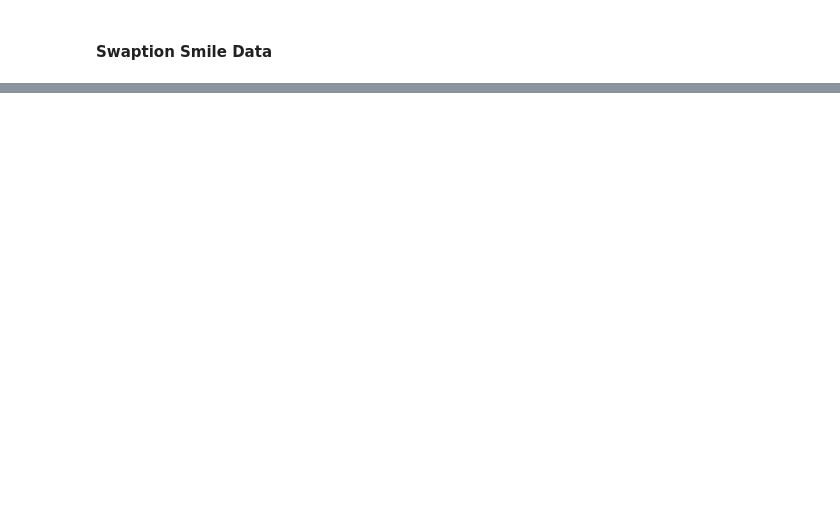
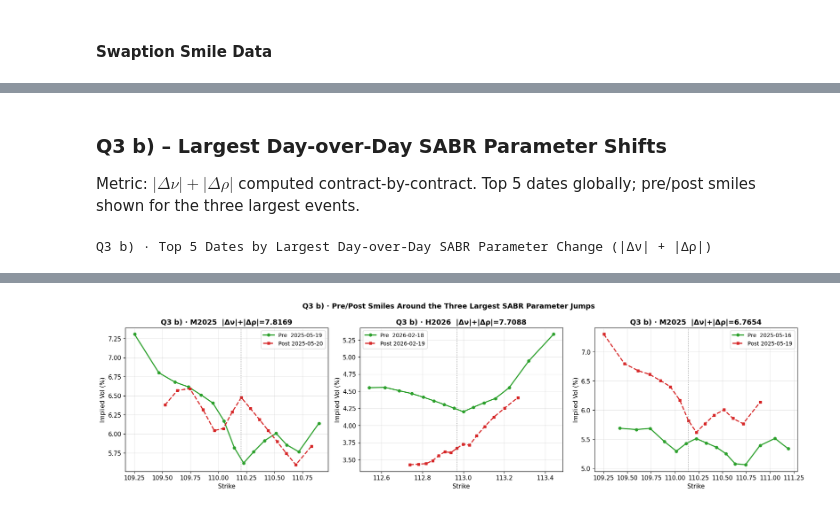
Before and after one commit to DipeshGhimire/FinMath-FixedIncome, a Jupyter notebook: FixedIncomeDerivatives_P/main.ipynb, the cells around one changed output, grey strips where cells are left out. Cells and saved outputs as stored; diff of their text form; code cells hidden in the pictures; blank space fills up the shorter version.

```diff
--- a/FixedIncomeDerivatives_P/main.ipynb
+++ b/FixedIncomeDerivatives_P/main.ipynb
@@ -1709,0 +1221,66 @@ Q5b · SABR Hedge Ratio Correction vs. Black Delta: Volatile vs. Calm Regime
+# %% [markdown]
+### Q3 b) – Largest Day-over-Day SABR Parameter Shifts
+
+Metric: $|Δ\nu| + |Δ\rho|$ computed contract-by-contract.
+Top 5 dates globally; pre/post smiles shown for the three largest events.
+# %%
+sabr_all = sabr_all.sort_values(["contract", "date"]).copy()
+sabr_all["d_nu"]        = sabr_all.groupby("contract")["nu"].diff()
+sabr_all["d_rho"]       = sabr_all.groupby("contract")["rho"].diff()
+sabr_all["change_score"] = sabr_all["d_nu"].abs() + sabr_all["d_rho"].abs()
+
+top5 = (sabr_all.dropna(subset=["change_score"])
+        .nlargest(5, "change_score")
+        [["date", "contract", "sigma_atm", "alpha", "rho", "nu",
+          "d_nu", "d_rho", "change_score", "rmse"]]
+        .reset_index(drop=True))
+
+display(
+    top5.assign(sigma_atm_pct=lambda d: d["sigma_atm"] * 100,
+                rmse_bp=lambda d: d["rmse"] * 10_000)
+    .drop(columns=["sigma_atm", "rmse"])
+    .style.set_caption(
+        "Q3 b) · Top 5 Dates by Largest Day-over-Day SABR Parameter Change (|Δν| + |Δρ|)"
+    )
+)
+
+# Pre/post smile plots for top 3 events
+CONTRACT_DF = {
+    "M2025": ty_option_surfaces_M2025,
+    "H2026": ty_option_surfaces_H2026,
+    "M2026": ty_option_surfaces_M2026,
+}
+
+fig, axes = plt.subplots(1, 3, figsize=(18, 5))
+for idx, (_, ev) in enumerate(top5.head(3).iterrows()):
+    contract = ev["contract"]
+    dt       = ev["date"]
+    df_c     = CONTRACT_DF[contract].sort_values("date").reset_index(drop=True)
+    pos      = df_c.index[df_c["date"] == dt].tolist()
+    ax       = axes[idx]
+    if not pos or pos[0] == 0:
+        ax.text(0.5, 0.5, "No pre-date available",
+                ha="center", va="center", transform=ax.transAxes)
+        continue
+
+    pre_row    = df_c.iloc[pos[0] - 1]
+    post_row   = df_c.iloc[pos[0]]
+    pre_smile  = build_smile(pre_row)
+    post_smile = build_smile(post_row)
+
+    ax.plot(pre_smile["strike"],  pre_smile["vol"] * 100,  "o-",
+            color="#2ca02c", lw=2, ms=5, label=f"Pre  {pre_row['date'].date()}")
+    ax.plot(post_smile["strike"], post_smile["vol"] * 100, "s--",
+            color="#d62728", lw=2, ms=5, label=f"Post {post_row['date'].date()}")
+    ax.axvline(float(post_row["Future Price"]), color="grey", ls=":", lw=1)
+    ax.set_title(f"Q3 b) · {contract}  |Δν|+|Δρ|={ev['change_score']:.4f}")
+    ax.set_xlabel("Strike")
+    ax.set_ylabel("Implied Vol (%)")
+    ax.legend()
+
+fig.suptitle("Q3 b) · Pre/Post Smiles Around the Three Largest SABR Parameter Jumps",
+             fontsize=13, fontweight="bold")
+fig.tight_layout()
+plt.show()
+# %% [output]
+Q3 b) · Top 5 Dates by Largest Day-over-Day SABR Parameter Change (|Δν| + |Δρ|)
@@ -1709,0 +1293 @@ Q5b · SABR Hedge Ratio Correction vs. Black Delta: Volatile vs. Calm Regime
+[figure, added]
```
Also changed, not shown: parts of 107 cells of this notebook.
